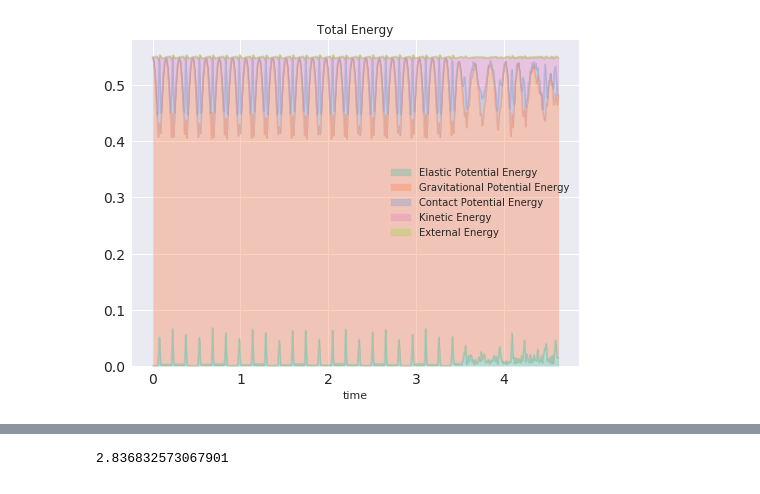
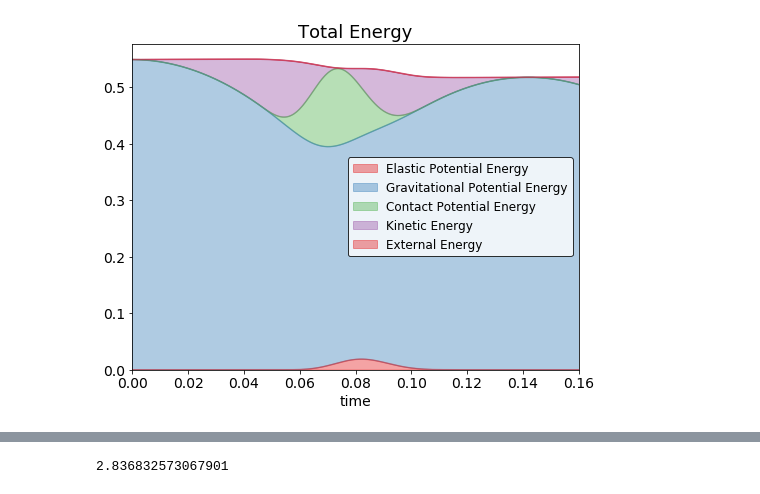
Before and after one commit to JunjiHanatani/Genetic-Algorithm, a Jupyter notebook: Project/CubicRobot/log/LogCheck.ipynb, the cells around one changed output, grey strips where cells are left out. Cells and saved outputs as stored; diff of their text form; code cells hidden in the pictures.

```diff
--- a/Project/CubicRobot/log/LogCheck.ipynb
+++ b/Project/CubicRobot/log/LogCheck.ipynb
@@ -16,7 +16,7 @@ matplotlib.rcParams['legend.frameon'] = True
 matplotlib.rcParams['legend.fontsize'] = 12
 matplotlib.rcParams['legend.edgecolor'] = 'k'
 # %%
-sns.set(palette="Set2")
-current_palette = sns.color_palette(n_colors=24)
+sns.set_palette("Set1", 4)
+current_palette = sns.color_palette(n_colors=8)
 sns.palplot(current_palette)
 # %% [output]
@@ -45,21 +45,21 @@ df_energy.head(100)
 100 rows × 8 columns
 # %%
+df_energy = pd.read_csv("./energy.csv")
 fig = plt.figure(figsize=[8, 6])
 ax = fig.add_subplot(111)
 df_energy.plot(ax=ax,
                x="time",
                y=["Elastic Potential Energy",
                   "Gravitational Potential Energy",
                   "Contact Potential Energy",
                   "Kinetic Energy",
                   "External Energy"],
                kind='area',
                stacked=True,
                alpha=0.4,
                fontsize=14,
-               #xlim=[0.0, 0.2],
+               xlim=[0.0, 0.16],
                title="Total Energy")
-
 plt.show()
 # %% [output]
-[figure, old version]
+[figure, new version]
```
Also changed, not shown: parts of 7 cells of this notebook, 19 other files.
